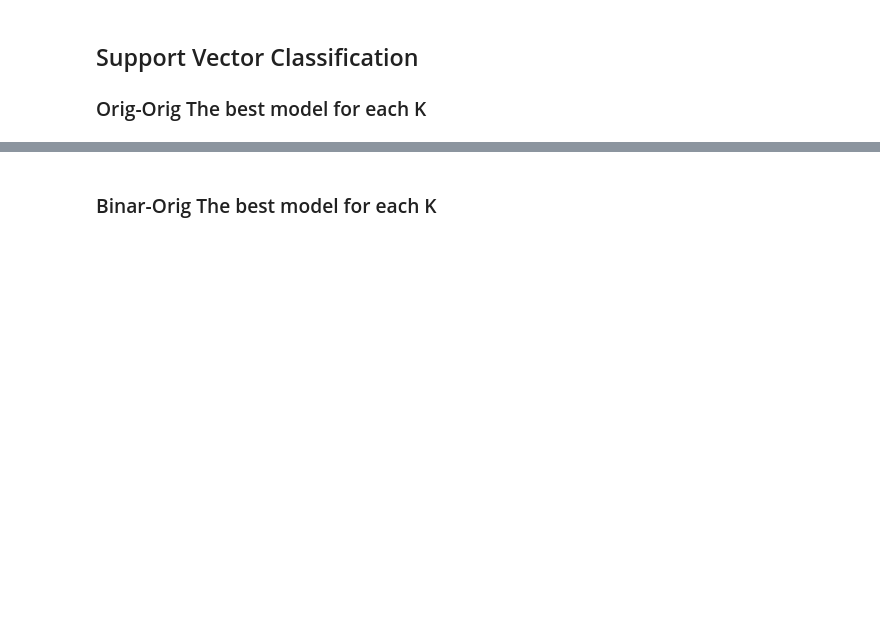
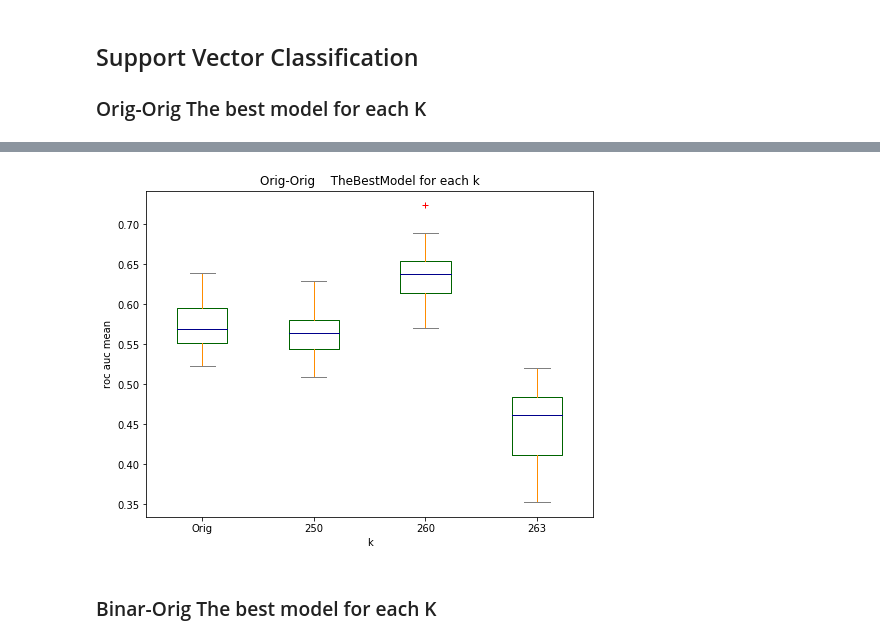
Before and after one commit to Tismoney/PRNI2016, a Jupyter notebook: ResultProcessing-ver3.0.ipynb, the cells around one changed output, grey strips where cells are left out. Cells and saved outputs as stored; diff of their text form; code cells hidden in the pictures; blank space fills up the shorter version.

```diff
--- a/ResultProcessing-ver3.0.ipynb
+++ b/ResultProcessing-ver3.0.ipynb
@@ -9,6 +9,7 @@ from matplotlib import pyplot as plt
 %matplotlib inline
 # %%
 k = ['Orig', 0, 5]+ [10*i for i in range(1, 27)] + [263]
+k_new = ['Orig', 250, 260, 263]
 k_plot = [0, 0, 5]+ [10*i for i in range(1, 27)] + [263]
 n = [0, 1, 2, 3, 4]
 # %%
@@ -21,7 +22,7 @@ def get_graph(roc_tmp, title, columns):
     plt.ylabel('roc auc mean')
     plt.title(title)
 # %%
-def get_boxplot(roc_list, title , columns, figsize = (18, 7)):
+def get_boxplot(roc_list, title , columns, figsize):
     tmp = np.hstack(roc_list)
     tmp = tmp.T
     assert(len(columns) == tmp.shape[1])
@@ -39,7 +40,7 @@ def get_roc_results(folder):
         roc_list.append(result.as_matrix(["eval_roc_auc_mean"]))
     return roc_list
 # %%
-def Go_box(folder, title): get_boxplot(get_roc_results(folder), title, k)
+def Go_box(folder, title, k = k, figsize = (18, 7)): get_boxplot(get_roc_results(folder), title, k, figsize=figsize)
 # %%
 def Go_plot(path, title):
 
@@ -83,5 +86,7 @@ Go_plot('Results/Ver3.3/result_1.csv', 'Orig-Orig    TheBestModel for each k')
 # %%
-Go_box('Results/Ver3.3','Orig-Orig    TheBestModel for each k')
+Go_box('Results/Ver3.3','Orig-Orig    TheBestModel for each k', k_new, figsize=(8, 6))
+# %% [output]
+[figure, added]
 # %% [markdown]
 ### Binar-Orig The best model for each K
 # %%
```
Also changed, not shown: parts of 3 cells of this notebook.
